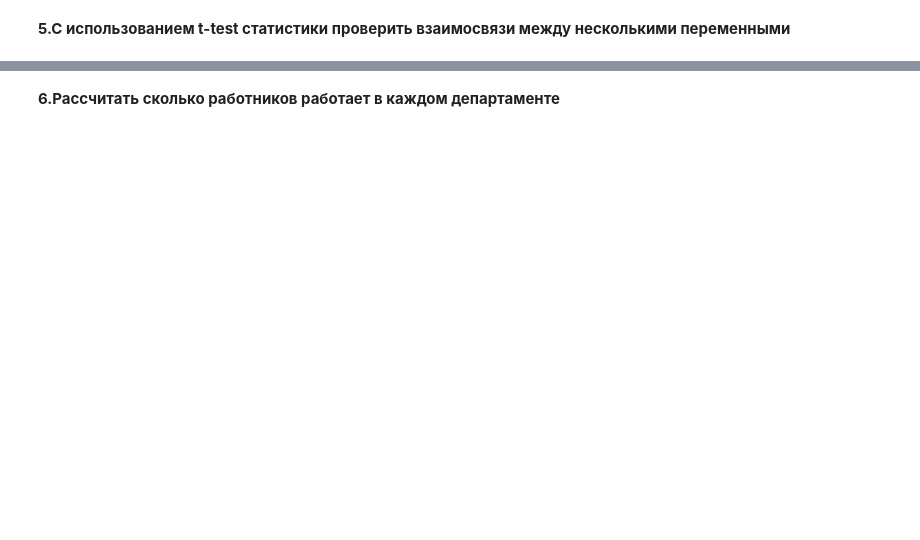
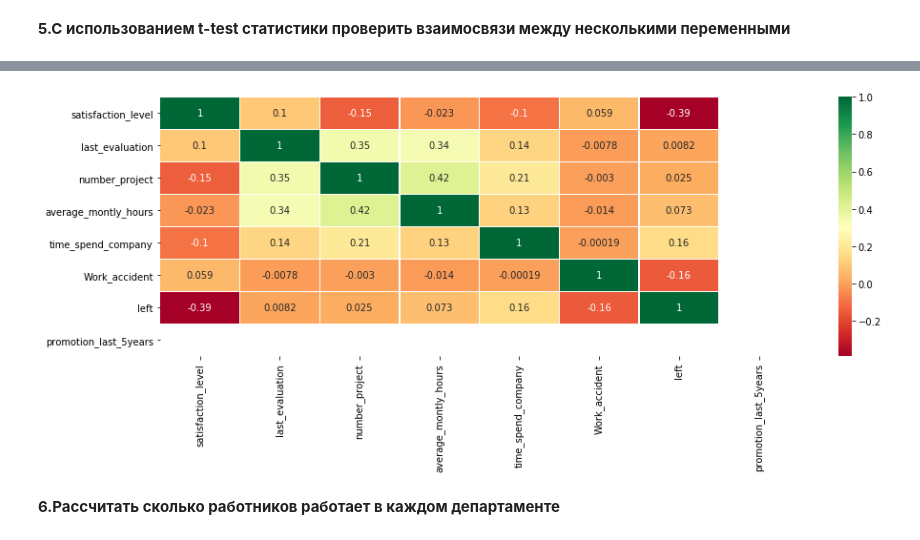
Before and after one commit to DmitryTrufanov/pyda-10-diplom, a Jupyter notebook: Diplom_Python.ipynb, the cells around one changed output, grey strips where cells are left out. Cells and saved outputs as stored; diff of their text form; code cells hidden in the pictures; blank space fills up the shorter version.

```diff
--- a/Diplom_Python.ipynb
+++ b/Diplom_Python.ipynb
@@ -90,0 +116,3 @@ sns.pairplot(df)
+# %%
+df_prom = df[df['promotion_last_5years'] == 0]
+df_prom
@@ -90,0 +133,7 @@ sns.pairplot(df)
+# %%
+sns.heatmap(df_prom.corr(),annot=True,cmap='RdYlGn',linewidths=0.2) #df.corr()-->матрица корреляций
+fig=plt.gcf() #получение текущей фигуры
+fig.set_size_inches(15,5) #установить размер фигуры
+plt.show()
+# %% [output]
+[figure, added]
```
Also changed, not shown: parts of 17 cells of this notebook.
